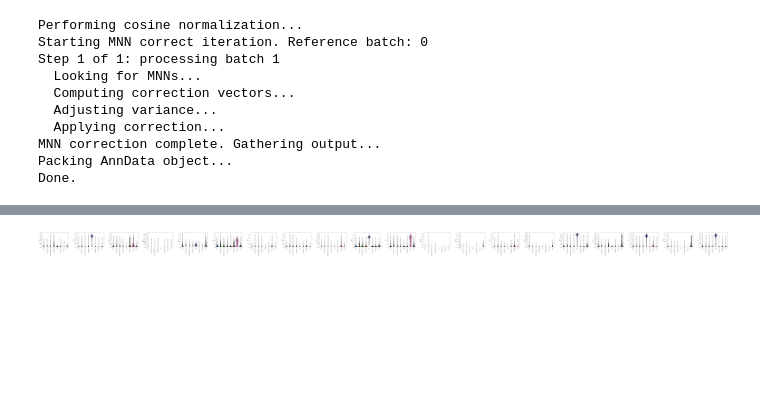
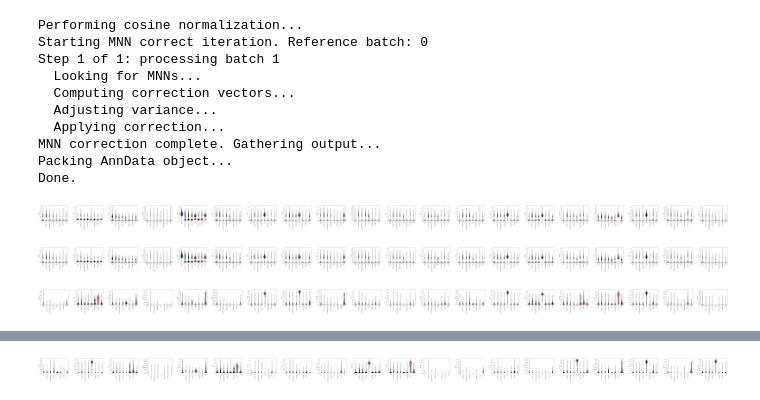
Before and after one commit to theislab/ncem, a Jupyter notebook: merfish_fetal_liver_imputation_sanity_check.ipynb, the cells around one changed output, grey strips where cells are left out. Saved outputs shown, nothing was run; the diff lists cells and outputs as text; code cells hidden in the pictures; blank space fills up the shorter version.

Commit message:
adjustments for data.py on cluster

```diff
--- a/merfish_fetal_liver_imputation_sanity_check.ipynb
+++ b/merfish_fetal_liver_imputation_sanity_check.ipynb
@@ -31,3 +44,0 @@ sorted_hsc.var_names = [x.decode('utf-8') for x in list(sorted_hsc.var_names)]
-# %%
-fetal_liver.obs = fetal_liver.obs.reset_index().drop(['barcode'], axis=1)
-sorted_hsc.obs = sorted_hsc.obs.reset_index().drop(['barcode'], axis=1)
@@ -148,5 +83,11 @@ def l2_norm(in_matrix):
 # %%
-test = sc.external.pp.mnn_correct(wt_adata[:,integration_markers], merfish_adata[:,integration_markers], do_concatenate=True, k=25)[0]
+fetal_liver_integration_markers = list(set.intersection(set(merfish_adata.var_names), set(fetal_liver.var_names)))
+
+adatas = [fetal_liver[:,fetal_liver_integration_markers], merfish_adata[:,fetal_liver_integration_markers]]
+
+mnn_corrected = sc.external.pp.mnn_correct(
+    *adatas, do_concatenate=False, k=25
+)
 # %% [output]
 Performing cosine normalization...
 Starting MNN correct iteration. Reference batch: 0
@@ -161,2 +104,31 @@ Done.
+# %%
+integrated_merfish = mnn_corrected[0][1]
+
+tree = KDTree(mnn_corrected[0][0].X.toarray())
+dd, ii = tree.query(integrated_merfish.X, k=25)
+
+imputed_wt = []
+for i in range(integrated_merfish.shape[0]):
+    imputed_wt.append(np.mean(fetal_liver[ii[i]].X, axis=0)[np.newaxis, :])
+imputed_wt = np.concatenate(imputed_wt)
+
+merfish_wt = AnnData(
+    X=pd.DataFrame(imputed_wt, columns=fetal_liver.var_names),
+    obs=integrated_merfish.obs
+)
+
+control_markers = list(set.intersection(set(fetal_liver_integration_markers), set(hvg_merfish)))
+# %%
+sc.pl.violin(merfish_adata, control_markers, groupby='CellTypeID_new_preprocessed', rotation=90)
+# %% [output]
+[figure, added]
+# %%
+sc.pl.violin(integrated_merfish, control_markers, groupby='CellTypeID_new_preprocessed', rotation=90)
+# %% [output]
+[figure, added]
+# %%
+sc.pl.violin(merfish_wt, control_markers, groupby='CellTypeID_new_preprocessed', rotation=90)
+# %% [output]
+[figure, added]
 # %%
 integrated_merfish = mnn_corrected[0][1]
```
Also changed, not shown: parts of 18 cells of this notebook, 1 other file.
